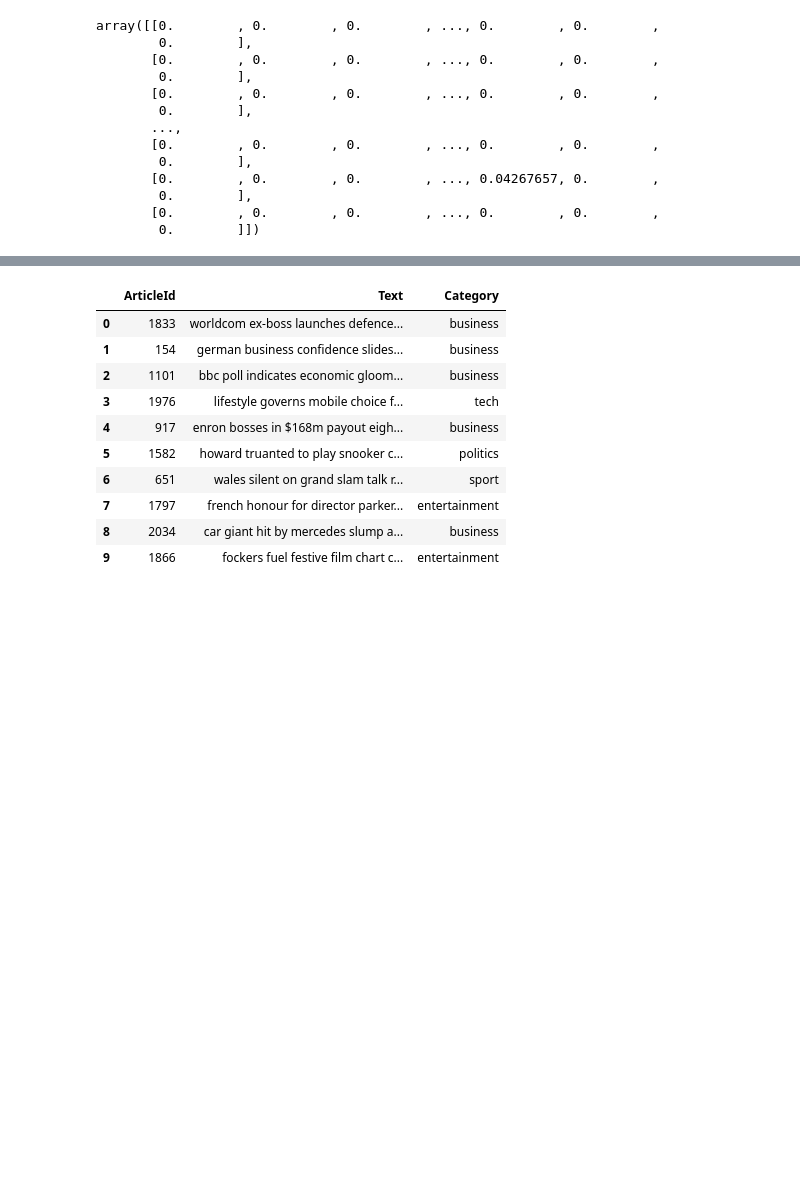
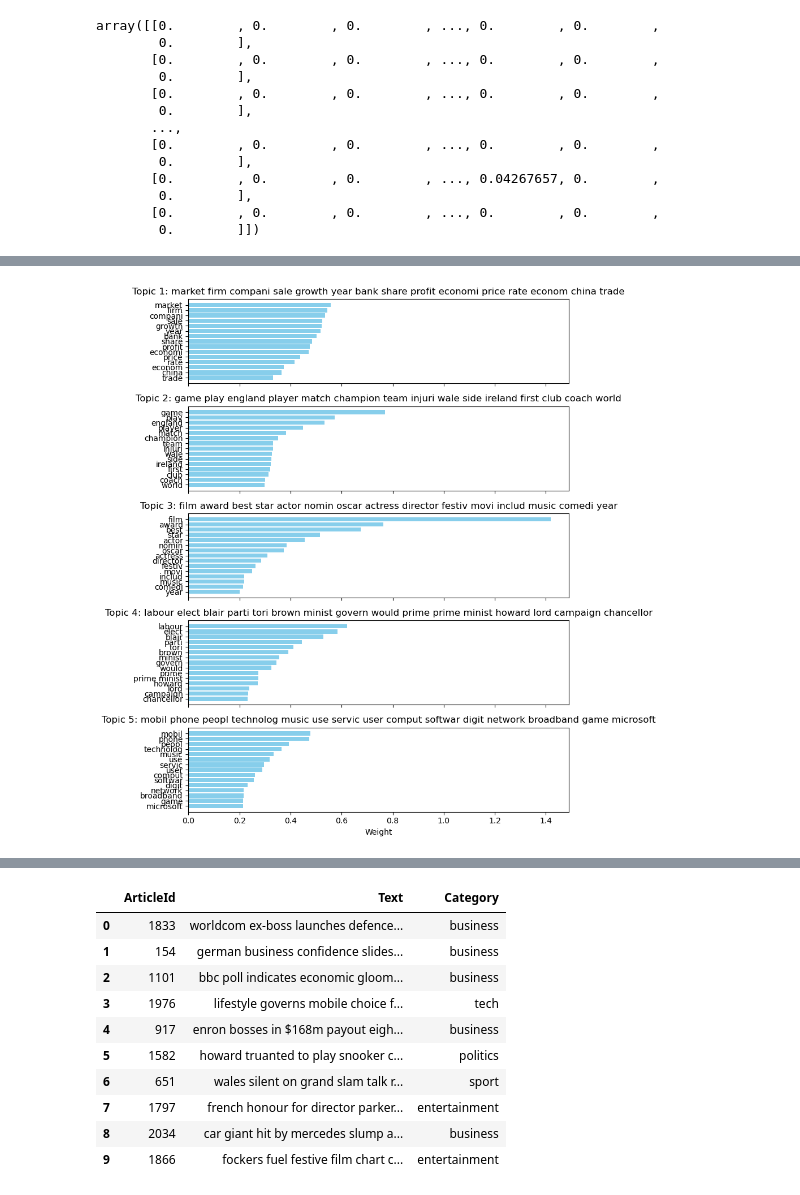
Before and after one commit to FleaBusyBeeBergs/dtsa5510-bbc-news-classification, a Jupyter notebook: second-attempt.ipynb, the cells around one changed output, grey strips where cells are left out. Drawn from its saved outputs; the diff is of its cells as text; code cells hidden in the pictures; blank space fills up the shorter version.

```diff
--- a/second-attempt.ipynb
+++ b/second-attempt.ipynb
@@ -222,4 +220,31 @@ topics
  'labour elect blair parti tori brown minist govern would prime prime minist howard lord campaign chancellor',
  'mobil phone peopl technolog music use servic user comput softwar digit network broadband game microsoft']
+# %%
+import matplotlib.pyplot as plt
+
+# Number of topics
+num_topics = len(topic_words)
+
+# Create a figure and axis
+fig, axes = plt.subplots(num_topics, 1, figsize=(8, num_topics * 2), sharex=True)
+
+# Loop through each topic and plot the top words
+for i, (topic, t) in enumerate(zip(topics, topic_words)):
+    # Get the corresponding weights for the words in this topic
+    word_indices = np.argsort(H1[i])[:-num_words-1:-1]
+    top_weights = H1[i][word_indices]
+    top_words_list = [vocab[idx] for idx in word_indices]
+
+    # Create the bar plot
+    axes[i].barh(top_words_list, top_weights, color='skyblue')
+    axes[i].set_title(f'Topic {i+1}: {topic}', fontsize=12)
+    axes[i].invert_yaxis()  # Invert y axis to have the highest weight on top
+
+# Adjust layout and labels
+plt.xlabel('Weight')
+plt.tight_layout()
+plt.show()
+# %% [output]
+[figure, added]
 # %%
 colnames = ['Topic' + str(i) for i in range(clf.n_components)]
```
Also changed, not shown: parts of 15 cells of this notebook, 1 other file.
